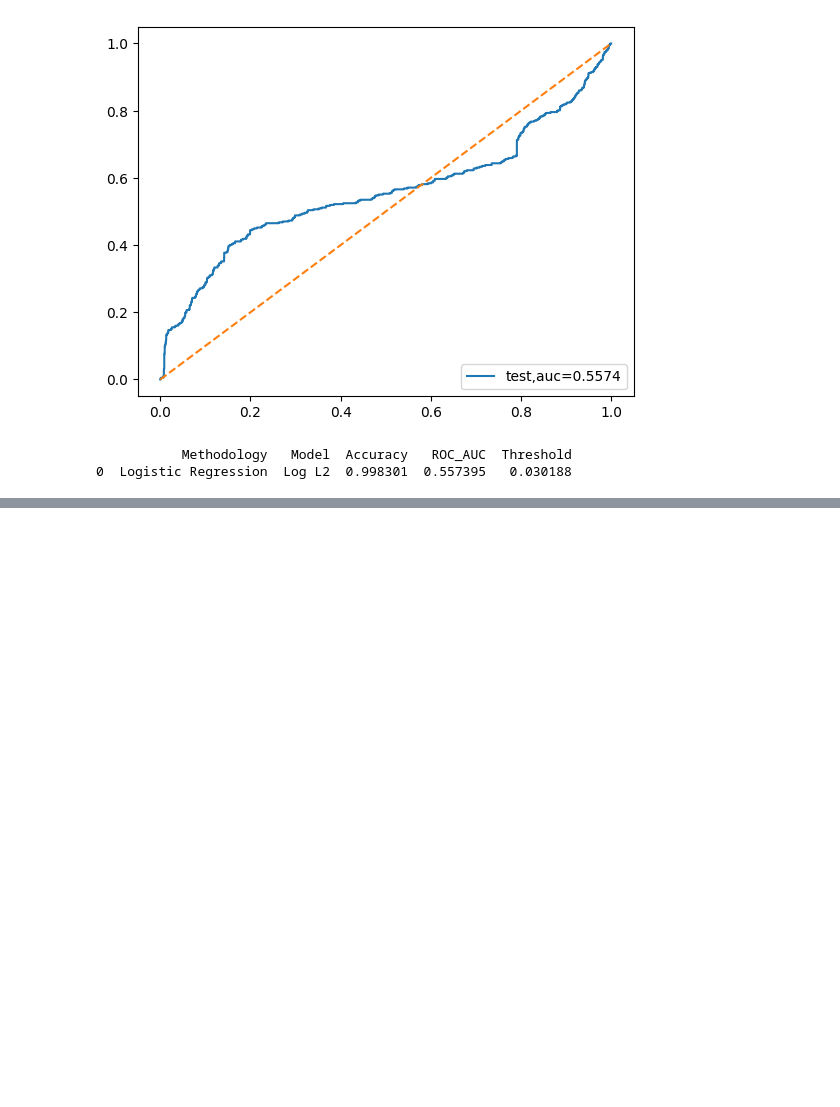
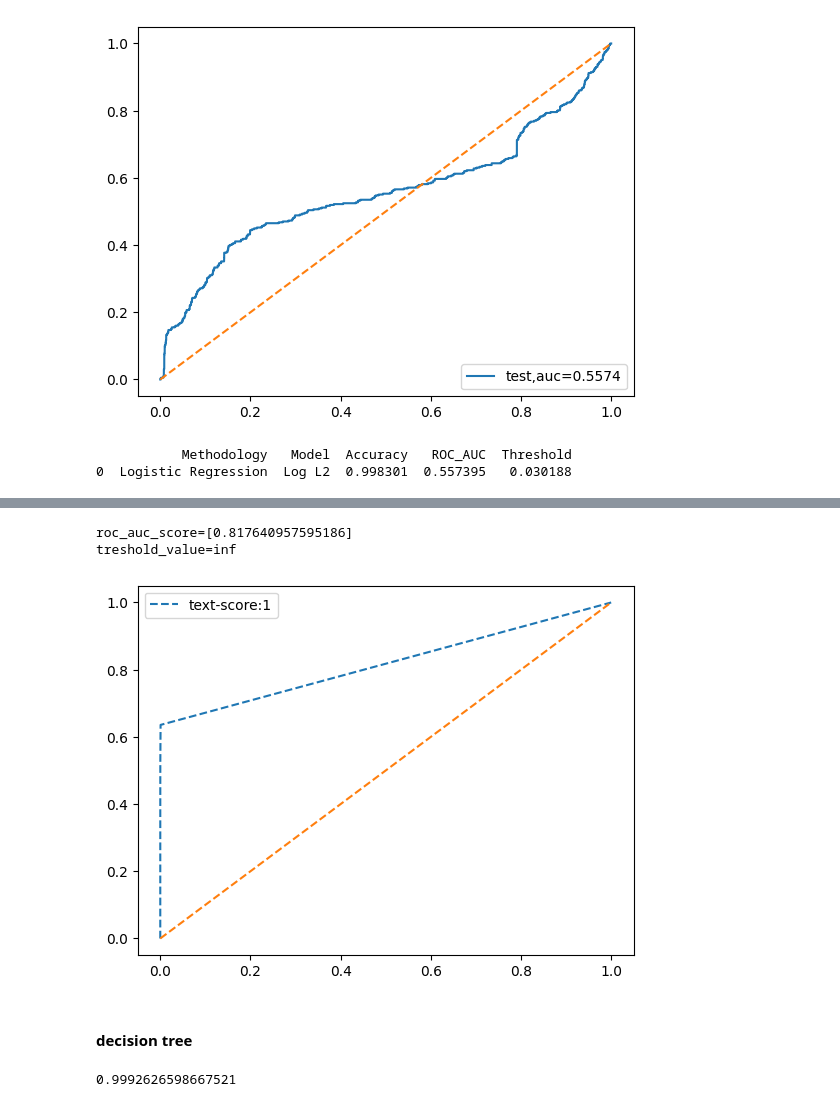
Before and after one commit to sripavan24/fraud-detection-e2e, a Jupyter notebook: notebook/Train_data.ipynb, the cells around one changed output, grey strips where cells are left out. Saved outputs shown, nothing was run; the diff lists cells and outputs as text; code cells hidden in the pictures; blank space fills up the shorter version.

```diff
--- a/notebook/Train_data.ipynb
+++ b/notebook/Train_data.ipynb
@@ -296,0 +348,35 @@ l2 treshold is:0.030187743117915028
+# %%
+knn_proba_sc=model.predict_proba(x_test)[:,1]
+# %%
+roc_and_auc_knn=roc_auc_score(y_test,knn_proba_sc)
+
+print("roc_auc_score=[{0}]".format(roc_and_auc_knn))
+
+tpr1,fpr1,treshold_knn=roc_curve(y_test,knn_proba_sc)
+
+treshold_k=treshold_knn[np.argmax(tpr1-fpr1)]
+
+print("treshold_value={0}".format(treshold_k))
+# %% [output]
+roc_auc_score=[0.817640957595186]
+treshold_value=inf
+# %%
+aue_sc=auc(tpr1,fpr1)
+
+plt.plot(tpr1,fpr1,label="text-score:"+str(round(aue_sc)),linestyle="--")
+plt.plot([0,1],[0,1],linestyle="--")
+plt.legend(loc=2)
+plt.show()
+# %% [output]
+[figure, added]
+# %% [markdown]
+#### decision tree
+# %%
+from sklearn.tree import DecisionTreeClassifier
+
+DT=DecisionTreeClassifier(max_depth=10,criterion="gini",random_state=42)
+DT.fit(x_train,y_train)
+dt_pred=DT.predict(x_test)
+print(accuracy_score(y_test,dt_pred))
+# %% [output]
+0.9992626598667521
```
Also changed, not shown: parts of 22 cells of this notebook, 12 other files.
